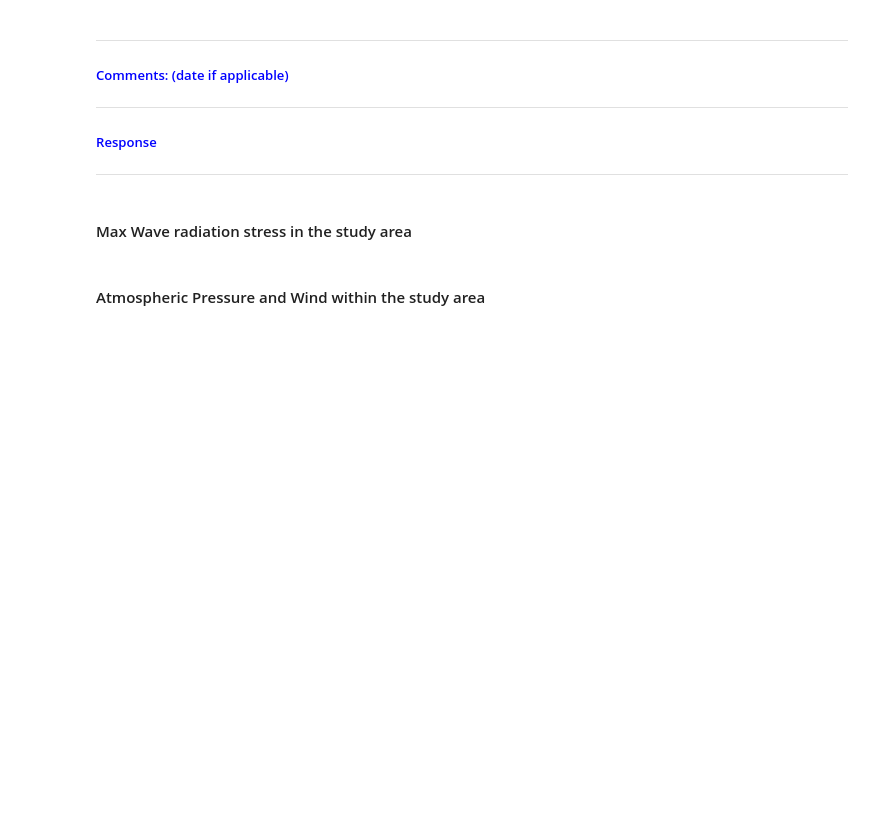
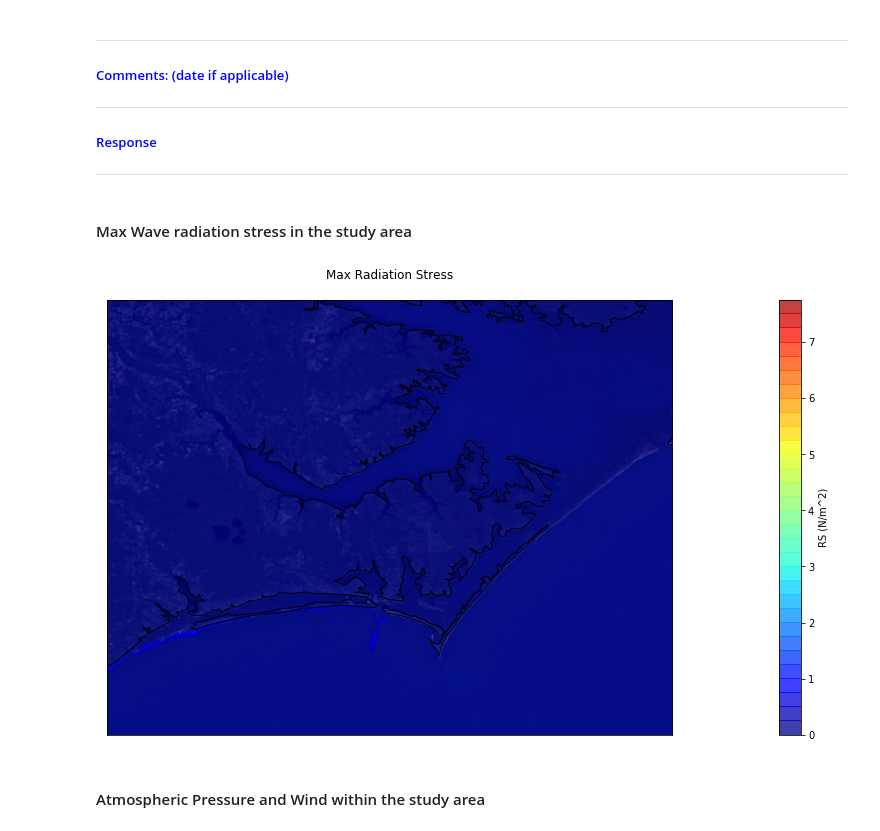
Before and after one commit to johnwallx/adcirc_prod, a Jupyter notebook: notebooks/Model_output_ophelia.ipynb, the cells around one changed output. Drawn from its saved outputs; the diff is of its cells as text; code cells hidden in the pictures; blank space fills up the shorter version.

```diff
--- a/notebooks/Model_output_ophelia.ipynb
+++ b/notebooks/Model_output_ophelia.ipynb
@@ -54,6 +54,7 @@ max_f63 = os.path.join(root_dir,'maxele.63.nc')
 max_wv63 = os.path.join(root_dir,'maxwvel.63.nc')
 max_v63  = os.path.join(root_dir,'maxvel.63.nc')
 minpr63  = os.path.join(root_dir,'minpr.63.nc')
+maxrs  = os.path.join(root_dir,'maxrs.63.nc')
 hs63 =  os.path.join(root_dir,'swan_HS.63.nc')
 hsmax =  os.path.join(root_dir,'swan_HS_max.63.nc')
 dir63 =  os.path.join(root_dir,'swan_DIR.63.nc')
@@ -189,6 +190,16 @@ adcirc.max_velocity(root_dir,file1,ax,title,levels,lon1,lon2,lat1,lat2)
 ---
 # %% [markdown]
 #### Max Wave radiation stress in the study area
+# %%
+title = 'Max Radiation Stress'
+lat1,lat2 = 34.4, 35.4
+lon1,lon2 = -77.3, -76
+file1 = nc4.Dataset(maxrs)
+levels = np.arange(0, 8, .25)
+fig,ax=plt.subplots(figsize=(48,8))
+adcirc.maxrs(root_dir,file1,ax,title,levels,lon1,lon2,lat1,lat2)
+# %% [output]
+[figure, added]
 # %% [markdown]
 #### Atmospheric Pressure and Wind within the study area
 # %%
```
Also changed, not shown: parts of 2 cells of this notebook, 1 other file.
